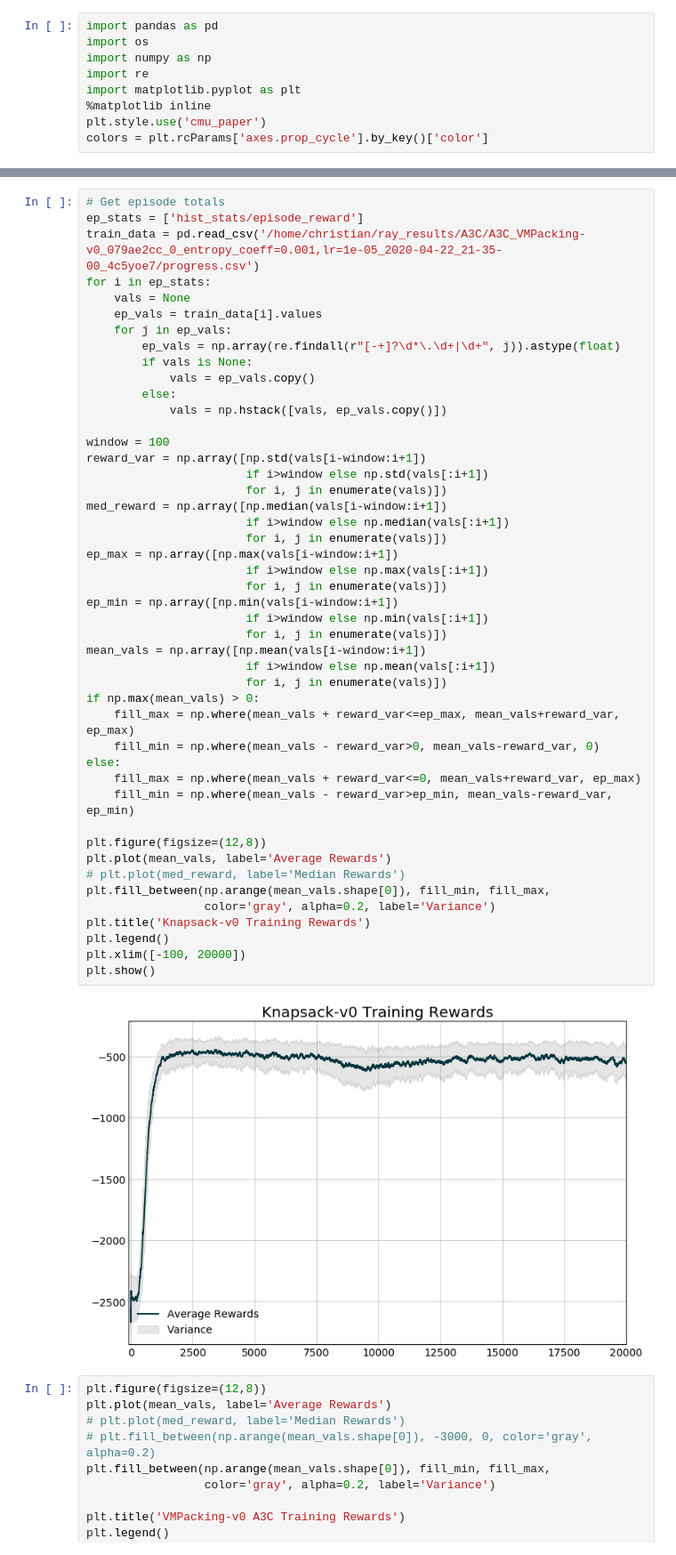
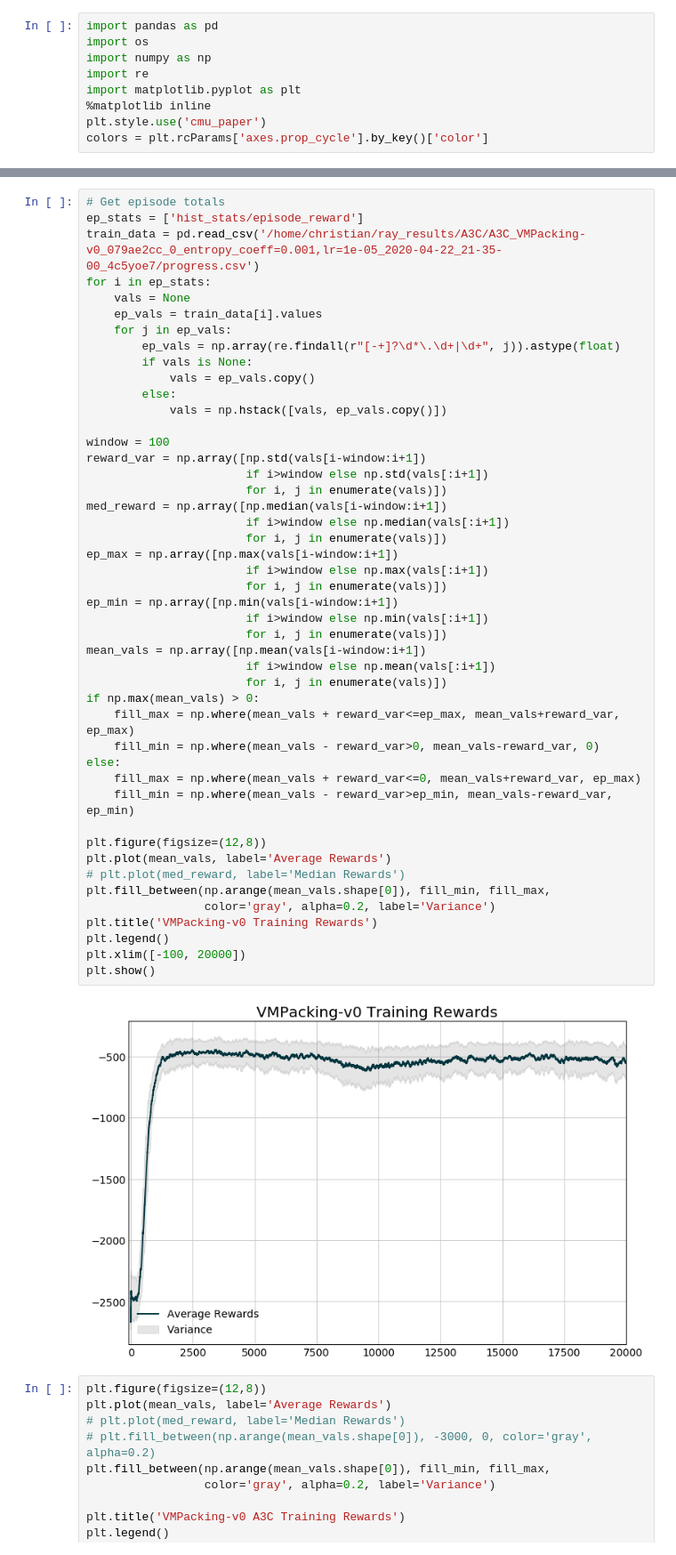
Before and after one commit to hubbs5/or-gym, a Jupyter notebook: notebooks/training_curves.ipynb, the cells around one changed output, grey strips where cells are left out. Shown at 89% size. Drawn from its saved outputs; the diff is of its cells as text.

```diff
--- a/notebooks/training_curves.ipynb
+++ b/notebooks/training_curves.ipynb
@@ -74,35 +74,35 @@ reward_var = np.array([np.std(vals[i-window:i+1])
                        if i>window else np.std(vals[:i+1])
                        for i, j in enumerate(vals)])
 med_reward = np.array([np.median(vals[i-window:i+1])
                        if i>window else np.median(vals[:i+1])
                        for i, j in enumerate(vals)])
 ep_max = np.array([np.max(vals[i-window:i+1])
                        if i>window else np.max(vals[:i+1])
                        for i, j in enumerate(vals)])
 ep_min = np.array([np.min(vals[i-window:i+1])
                        if i>window else np.min(vals[:i+1])
                        for i, j in enumerate(vals)])
 mean_vals = np.array([np.mean(vals[i-window:i+1])
                        if i>window else np.mean(vals[:i+1])
                        for i, j in enumerate(vals)])
 if np.max(mean_vals) > 0:
     fill_max = np.where(mean_vals + reward_var<=ep_max, mean_vals+reward_var, ep_max)
     fill_min = np.where(mean_vals - reward_var>0, mean_vals-reward_var, 0)
 else:
     fill_max = np.where(mean_vals + reward_var<=0, mean_vals+reward_var, ep_max)
     fill_min = np.where(mean_vals - reward_var>ep_min, mean_vals-reward_var, ep_min)
 
 plt.figure(figsize=(12,8))
 plt.plot(mean_vals, label='Average Rewards')
 # plt.plot(med_reward, label='Median Rewards')
 plt.fill_between(np.arange(mean_vals.shape[0]), fill_min, fill_max,
                  color='gray', alpha=0.2, label='Variance')
-plt.title('Knapsack-v0 Training Rewards')
+plt.title('VMPacking-v0 Training Rewards')
 plt.legend()
 plt.xlim([-100, 20000])
 plt.show()
 # %% [output]
-[figure, old version]
+[figure, new version]
 # %%
 plt.figure(figsize=(12,8))
 plt.plot(mean_vals, label='Average Rewards')
```
Also changed, not shown: parts of 12 cells of this notebook, 16 other files.
